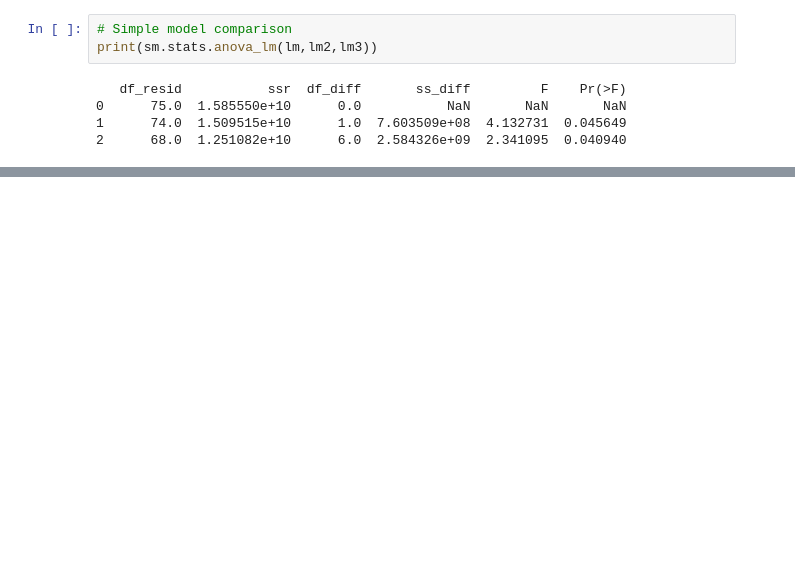
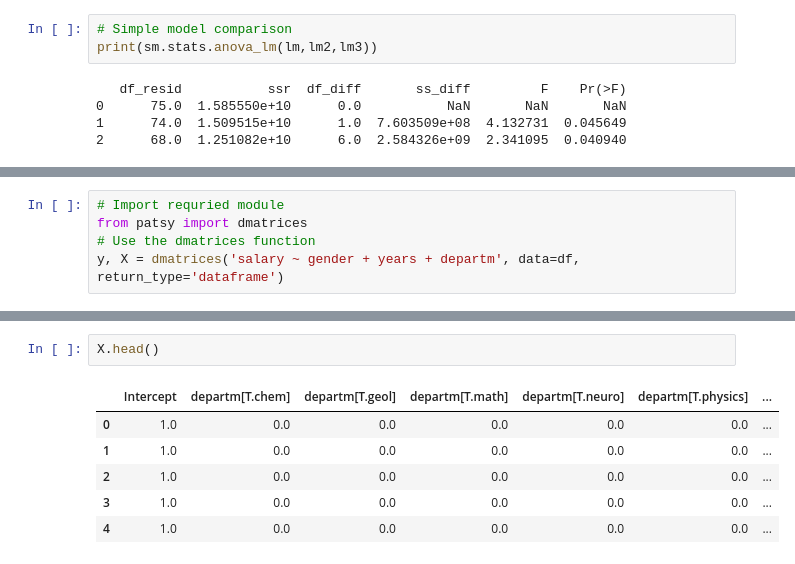
Before and after one commit to ljchang/psyc63, a Jupyter notebook: Notebooks/DataAnalysis1.ipynb, the cells around one changed output, grey strips where cells are left out. Drawn from its saved outputs; the diff is of its cells as text; blank space fills up the shorter version.

```diff
--- a/Notebooks/DataAnalysis1.ipynb
+++ b/Notebooks/DataAnalysis1.ipynb
@@ -191,0 +225,5 @@ print(sm.stats.anova_lm(lm,lm2,lm3))
+# %%
+# Import requried module
+from patsy import dmatrices
+# Use the dmatrices function
+y, X = dmatrices('salary ~ gender + years + departm', data=df, return_type='dataframe')
@@ -191,0 +239,9 @@ print(sm.stats.anova_lm(lm,lm2,lm3))
+# %%
+X.head()
+# %% [output]
+|  | Intercept | departm[T.chem] | departm[T.geol] | departm[T.math] | departm[T.neuro] | departm[T.physics] | ... |
+| 0 | 1.0 | 0.0 | 0.0 | 0.0 | 0.0 | 0.0 | ... |
+| 1 | 1.0 | 0.0 | 0.0 | 0.0 | 0.0 | 0.0 | ... |
+| 2 | 1.0 | 0.0 | 0.0 | 0.0 | 0.0 | 0.0 | ... |
+| 3 | 1.0 | 0.0 | 0.0 | 0.0 | 0.0 | 0.0 | ... |
+| 4 | 1.0 | 0.0 | 0.0 | 0.0 | 0.0 | 0.0 | ... |
```
Also changed, not shown: parts of 19 cells of this notebook.
